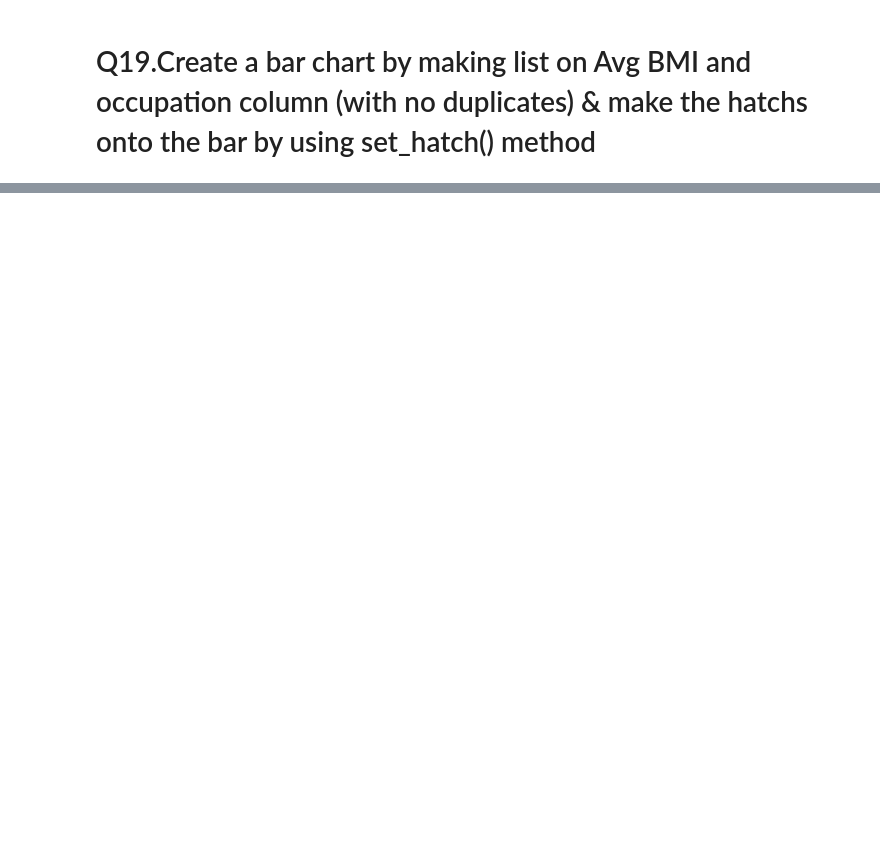
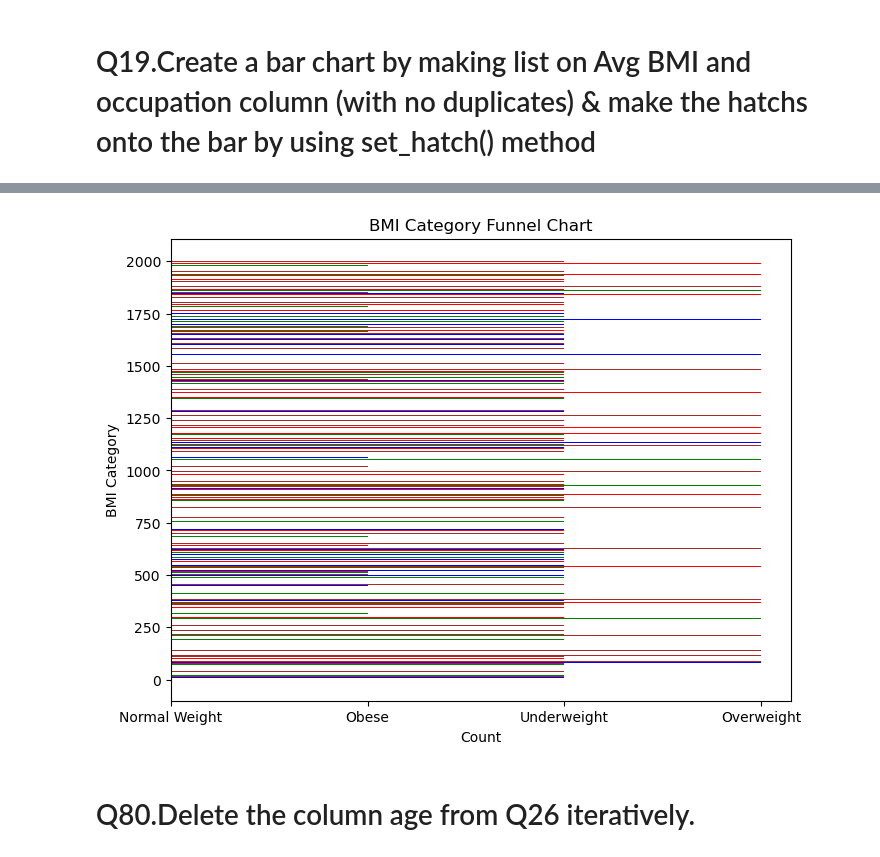
Before and after one commit to Moinandy6/Team9_Py-Stars_Python-Hackathon_Apr24, a Jupyter notebook: Team9_Py-Stars_Python-Hackathon_Apr24(Q65-80).ipynb, the cells around one changed output, grey strips where cells are left out. Cells and saved outputs as stored; diff of their text form; code cells hidden in the pictures; blank space fills up the shorter version.

```diff
--- a/Team9_Py-Stars_Python-Hackathon_Apr24(Q65-80).ipynb
+++ b/Team9_Py-Stars_Python-Hackathon_Apr24(Q65-80).ipynb
@@ -185,0 +218,5 @@ Note: you may need to restart the kernel to use updated packages.
+# %%
+bins = [-np.inf, 18.5, 25, 30, np.inf]
+labels = ['underweight','Normal Weight','overweight','obese']
+df['BMI_categories'] = pd.cut(df_Demography['BMI'], bins=bins, labels=labels)
+df['BMI_categories']
@@ -185,0 +237,5 @@ Note: you may need to restart the kernel to use updated packages.
+# %%
+BMI_Range = [df_Demography['BMI'] < 18.5,df_Demography['BMI'] < 25,df_Demography['BMI'] < 30,df_Demography['BMI'] >= 30]
+BMI_Categories = ['Underweight', 'Normal Weight', 'Overweight', 'Obese']
+df['BMI_categories'] = np.select(BMI_Range,BMI_Categories)
+df['BMI_categories']
@@ -185,0 +255,12 @@ Note: you may need to restart the kernel to use updated packages.
+# %%
+import matplotlib.pyplot as plt
+plt.figure(figsize=(8,6))
+plt.barh(df['BMI_categories'].index,df['BMI_categories'].values, color=['green','red','blue','brown'])
+plt.xlabel('Count')
+plt.ylabel('BMI Category')
+plt.title('BMI Category Funnel Chart')
+plt.show()
+# %% [output]
+[figure, added]
+# %% [markdown]
+# Q80.Delete the column age from Q26 iteratively.
```
Also changed, not shown: parts of 13 cells of this notebook.
